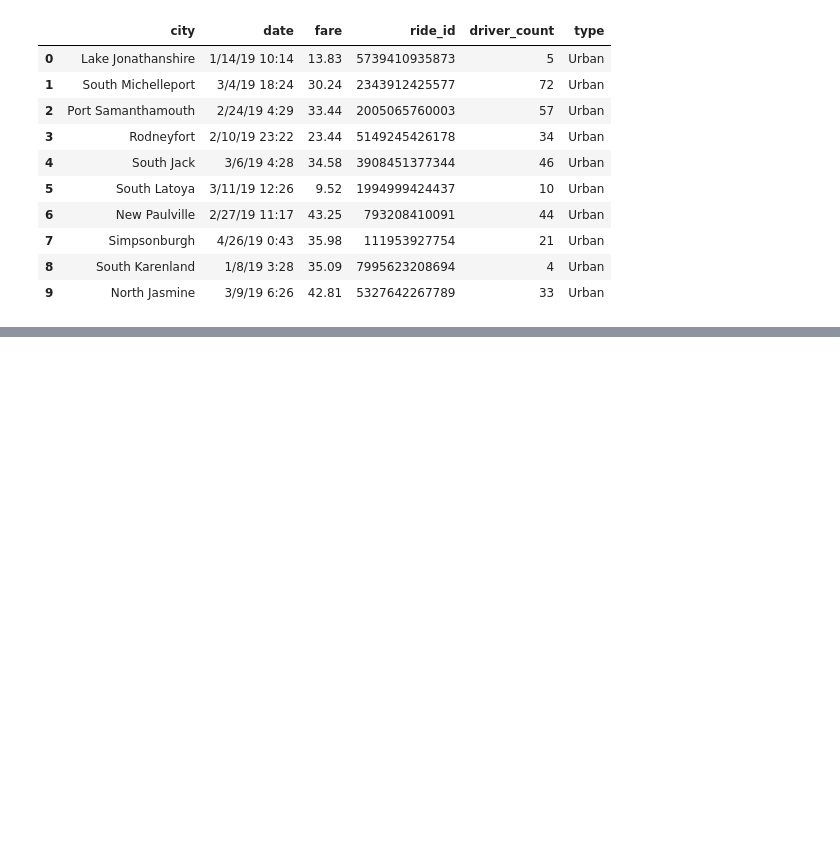
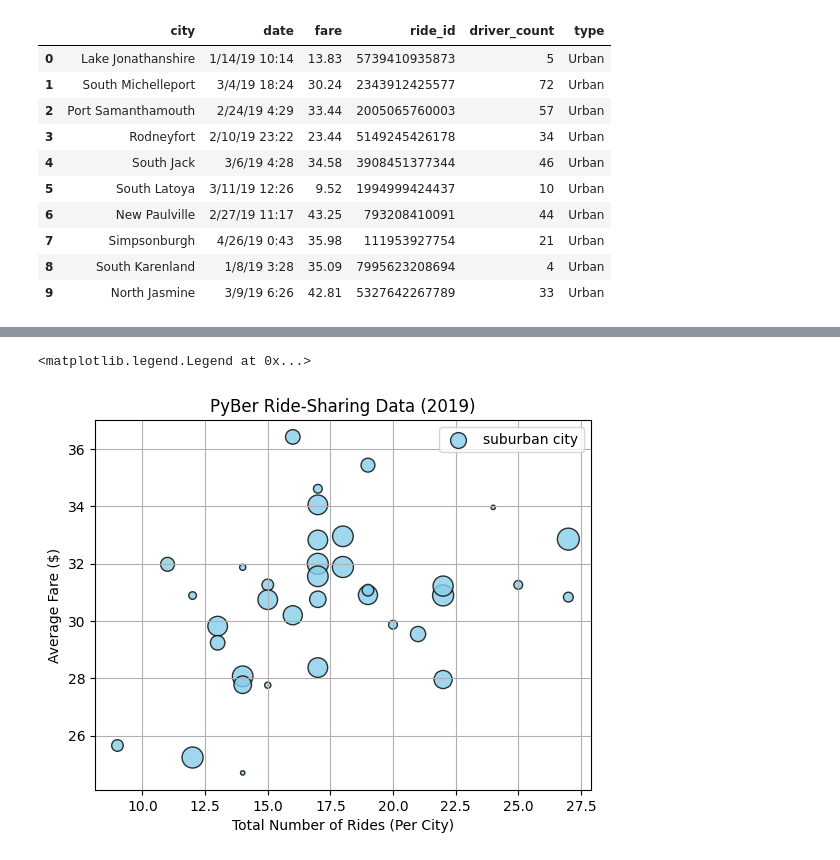
Before and after one commit to priyan2115/PyBer_Analysis, a Jupyter notebook: PyBer_1.ipynb, the cells around one changed output, grey strips where cells are left out. Drawn from its saved outputs; the diff is of its cells as text; code cells hidden in the pictures; blank space fills up the shorter version.

```diff
--- a/PyBer_1.ipynb
+++ b/PyBer_1.ipynb
@@ -149,0 +161,4 @@ pyber_data_df.head(10)
+# %%
+#Suburban
+suburban_city_df=pyber_data_df[pyber_data_df['type']=='Suburban']
+suburban_city_df.head()
@@ -149,0 +195,4 @@ pyber_data_df.head(10)
+# %%
+#(suburban)
+suburban_city_count=suburban_city_df.groupby(["city"]).count()["ride_id"]
+suburban_city_count.head()
@@ -149,0 +232,4 @@ pyber_data_df.head(10)
+# %%
+#suburban
+suburban_avg_count=suburban_city_df.groupby(["city"]).mean()["fare"]
+suburban_avg_count.head()
@@ -149,0 +269,4 @@ pyber_data_df.head(10)
+# %%
+#suburban
+avg_drivers_sub=suburban_city_df.groupby(['city']).mean()["driver_count"]
+avg_drivers_sub.head()
@@ -149,0 +311,16 @@ pyber_data_df.head(10)
+# %%
+#suburban city chart
+plt.scatter(suburban_city_count, suburban_avg_count,
+            s=10*avg_drivers_sub,c="skyblue",
+            label="suburban city",
+           edgecolor="black",
+            alpha=0.8,
+           linewidth=1)
+plt.ylabel('Average Fare ($)')
+plt.xlabel('Total Number of Rides (Per City)')
+plt.title("PyBer Ride-Sharing Data (2019)")
+plt.grid()
+plt.legend()
+# %% [output]
+<matplotlib.legend.Legend at 0x...>
+[figure, added]
```
Also changed, not shown: parts of 15 cells of this notebook, 1 other file.
